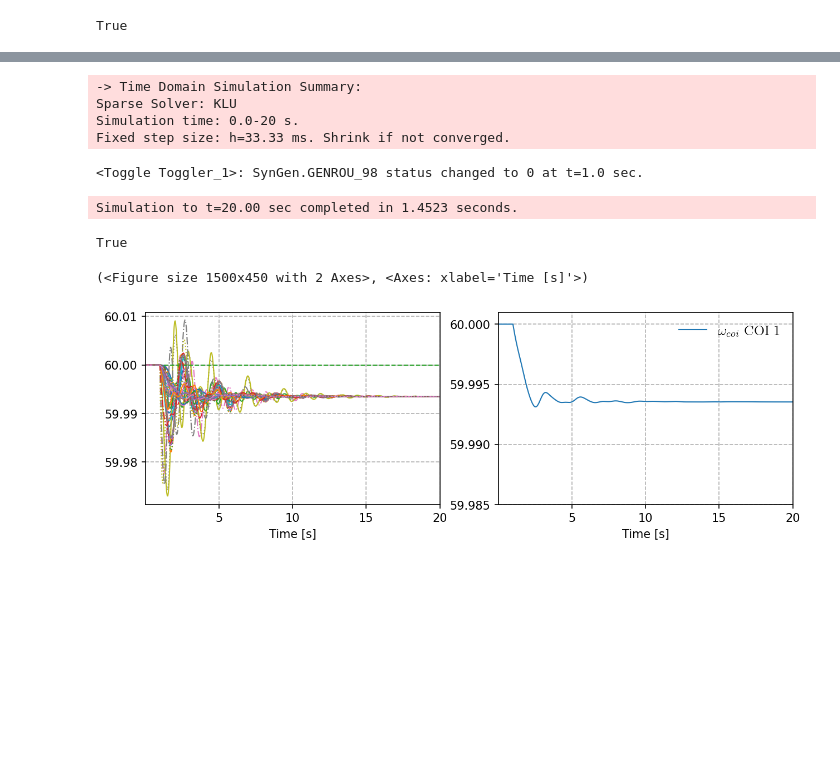
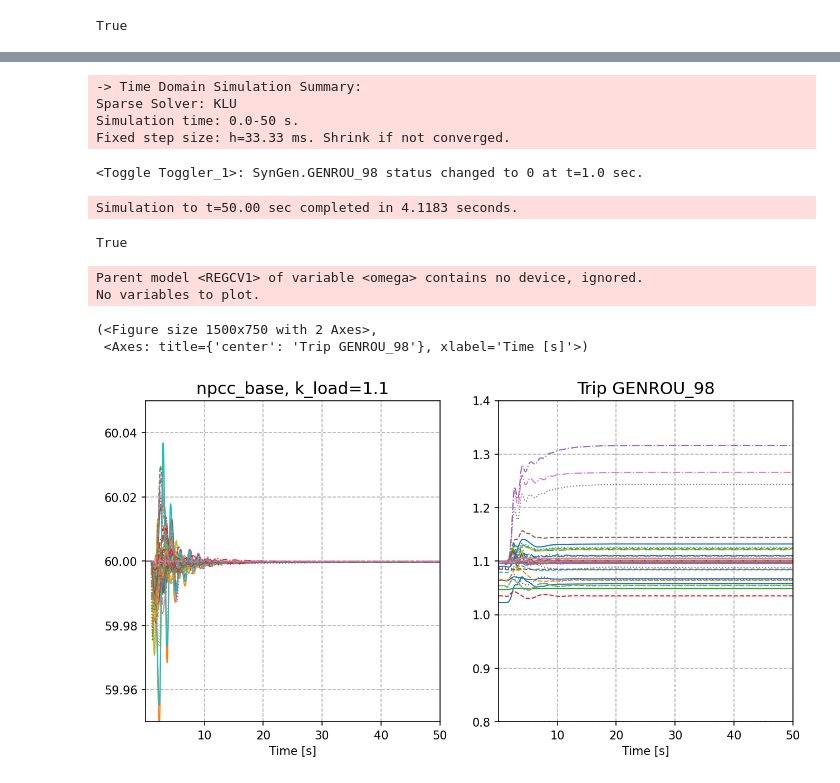
Before and after one commit to jinningwang/psal, a Jupyter notebook: src/notes/lmp/npcc.ipynb, the cells around one changed output, grey strips where cells are left out. Saved outputs shown, nothing was run; the diff lists cells and outputs as text; code cells hidden in the pictures; blank space fills up the shorter version.

Commit message:
NPCC case tunning

```diff
--- a/src/notes/lmp/npcc.ipynb
+++ b/src/notes/lmp/npcc.ipynb
@@ -36,5 +36,5 @@ andes.config_logger(stream_level=20)
 ams.config_logger(stream_level=20)
 # %%
 ams_file = './data/npcc_uced_base.xlsx'
-andes_file = './data/npcc_ibr.xlsx'
-out_file = './data/npcc_ibr_l_out.csv'
+andes_file = './data/npcc_base.xlsx' # npcc_ibr.xlsx, npcc_base.xlsx,
+out_file = './data/npcc_base_h_out.csv' # npcc_base_h_out.csv, npcc_ibr_h_out.csv
@@ -142,0 +128,12 @@ True
+# %%
+sa.PQ.config.p2p = 0.999
+sa.PQ.config.p2i = 0.0005
+sa.PQ.config.p2z = 0.0005
+
+sa.PQ.config.q2q = 0.999
+sa.PQ.config.q2i = 0.0005
+sa.PQ.config.q2z = 0.0005
+
+sa.PQ.pq2z = 0
+
+sa.PFlow.run()
@@ -163,51 +200,61 @@ Initialization was successful.
 # %%
-sa.TDS.config.criteria = False
+sa.TDS.config.criteria = True
 sa.TDS.config.no_tqdm = False
 
-sa.TDS.config.tf = 20
+sa.TDS.config.tf = 50
 sa.TDS.run()
 # %% [output]
 -> Time Domain Simulation Summary:
 Sparse Solver: KLU
-Simulation time: 0.0-20 s.
+Simulation time: 0.0-50 s.
 Fixed step size: h=33.33 ms. Shrink if not converged.
 <Toggle Toggler_1>: SynGen.GENROU_98 status changed to 0 at t=1.0 sec.
-Simulation to t=20.00 sec completed in 1.4523 seconds.
+Simulation to t=50.00 sec completed in 4.1183 seconds.
 True
 # %%
-fig, ax = plt.subplots(1, 2, figsize=(10, 3), dpi=150)
+stg_idx = sp.dyn.link['stg_idx'].tolist()
+stg_bus = sa.StaticGen.get(src='bus', attr='v', idx=stg_idx)
+stg_bus_uid = sa.Bus.idx2uid(stg_bus)
+
+busfreq_bus = sa.BusFreq.find_idx(keys='bus', values=stg_bus)
+busfreq_bus_uid = sa.Bus.idx2uid(stg_bus)
+
+Tf = sa.BusFreq.Tf.v.mean().round(3)
+Tw = sa.BusFreq.Tw.v.mean().round(3)
+
+fig, ax = plt.subplots(1, 2, figsize=(10, 5), dpi=150)
+
+fmin, fmax=59.95, 60.05
+vmin, vmax=0.8, 1.4
+ad_case = andes_file.split('/')[-1].split('.')[0]
+trip_gen = sa.Toggle.dev.v[0]
 
 sa.TDS.plt.plot(sa.GENCLS.omega,
-                ytimes=sa.config.freq,
                 ax=ax[0], fig=fig,
-                grid=True, show=False,
-                legend=False,
-                # ymin=59.7, ymax=60.06,
-                )
+                grid=True, show=False, legend=False,
+                ytimes=sa.config.freq, ymin=fmin, ymax=fmax,
+                title=f'{ad_case}, k_load={k_load}')
 sa.TDS.plt.plot(sa.GENROU.omega,
-                ytimes=sa.config.freq,
                 ax=ax[0], fig=fig,
-                grid=True, show=False,
-                legend=False,
-                # ymin=59.7, ymax=60.06,
-                )
+                grid=True, show=False, legend=False,
+                ytimes=sa.config.freq,)
 sa.TDS.plt.plot(sa.REGCV1.omega,
-                ytimes=sa.config.freq,
                 ax=ax[0], fig=fig,
-                grid=True, show=False,
-                legend=False,
-                # ymin=59.7, ymax=60.06,
-                )
+                grid=True, show=False, legend=False,
+                ytimes=sa.config.freq,)
 
-sa.TDS.plt.plot(sa.COI.omega,
-                ytimes=sa.config.freq,
+sa.TDS.plt.plot(sa.Bus.v,
+                a=stg_bus_uid,
                 ax=ax[1], fig=fig,
                 grid=True, show=False,
-                ymin=59.985, ymax=60.001,
-                )
+                ymin=vmin, ymax=vmax,
+                title=f'Trip {trip_gen}')
 # %% [output]
-(<Figure size 1500x450 with 2 Axes>, <Axes: xlabel='Time [s]'>)
+Parent model <REGCV1> of variable <omega> contains no device, ignored.
+No variables to plot.
+(<Figure size 1500x750 with 2 Axes>,
+ <Axes: title={'center': 'Trip GENROU_98'}, xlabel='Time [s]'>)
-[figure, old version]
+[figure, new version]
 # %%
 sa.TDS.plt.export_csv(out_file)
 # %% [output]
```
Also changed, not shown: parts of 10 cells of this notebook, 3 other files.
